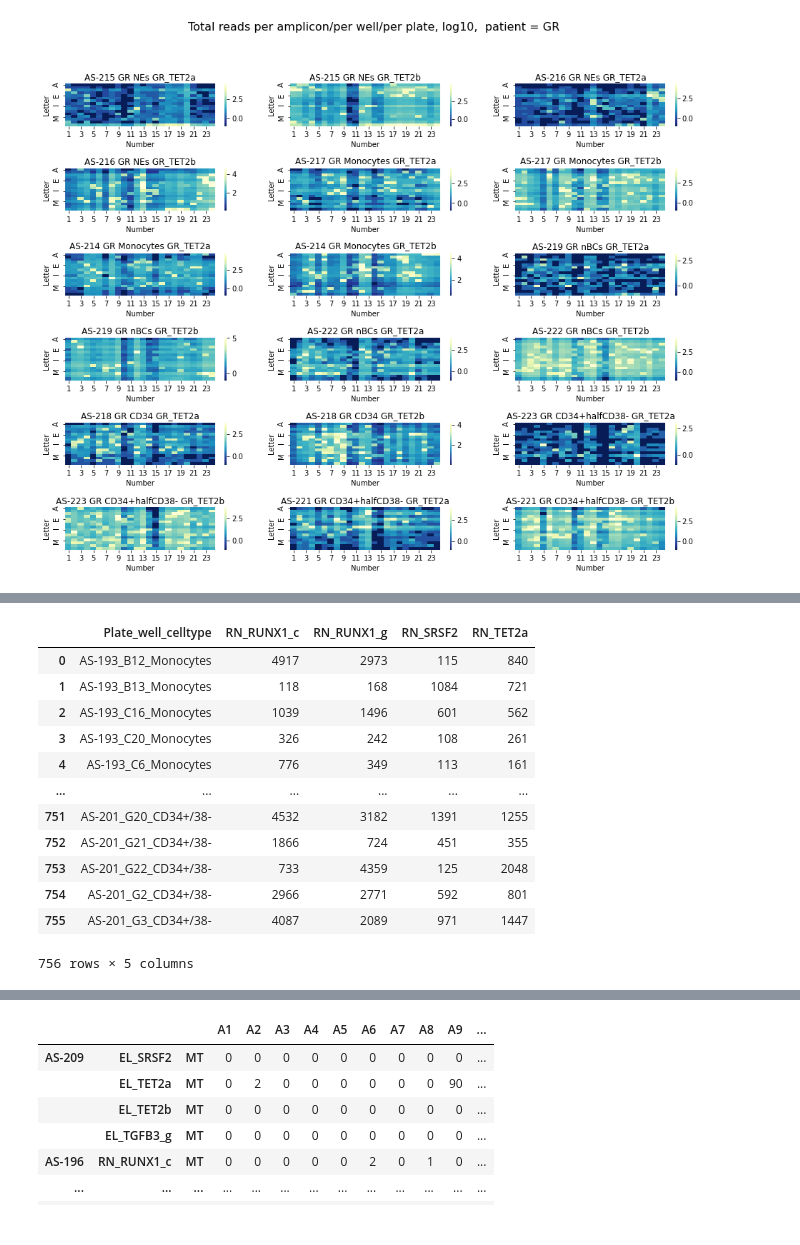
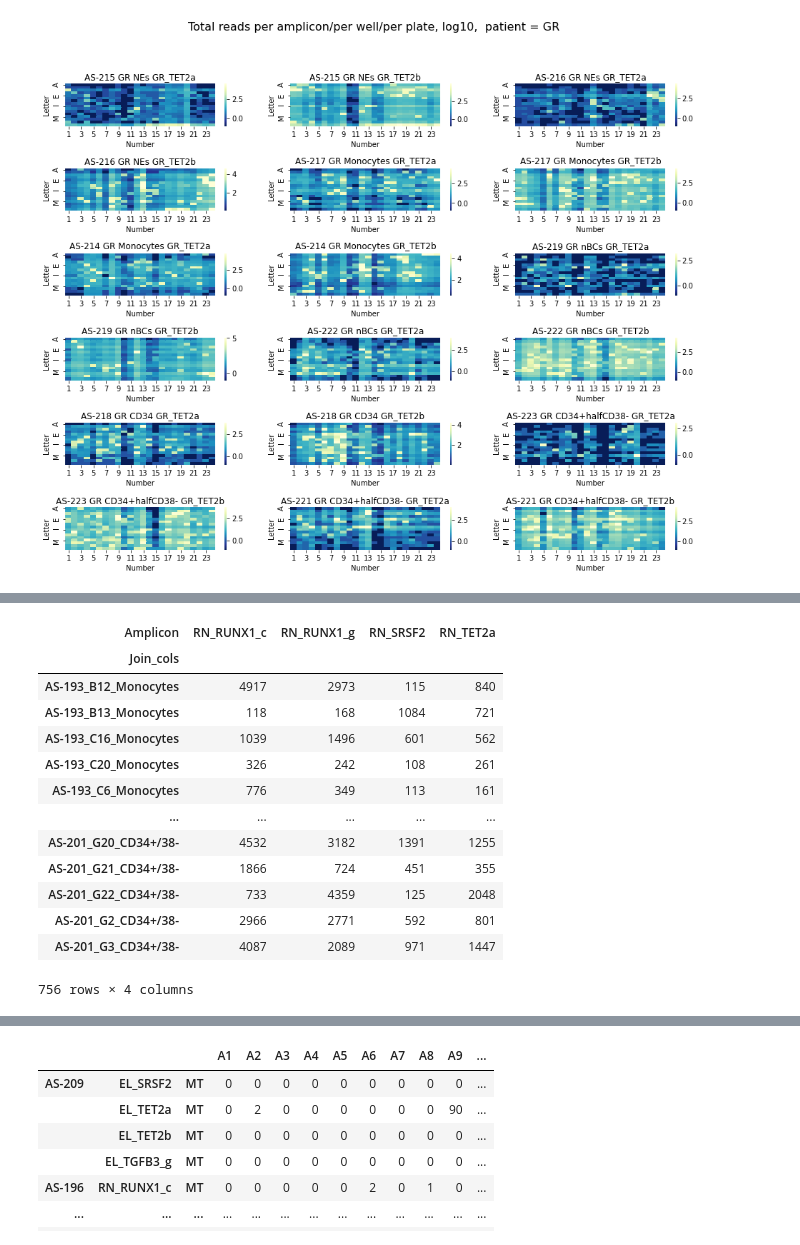
Before and after one commit to AnnatinaSchnegg/AS_amplicons, a Jupyter notebook: Code/Reads per amplicon per plate.ipynb, the cells around one changed output, grey strips where cells are left out. Cells and saved outputs as stored; diff of their text form; code cells hidden in the pictures.

```diff
--- a/Code/Reads per amplicon per plate.ipynb
+++ b/Code/Reads per amplicon per plate.ipynb
@@ -221,5 +221,5 @@ Which patient to plot - EL, RN, GR? GR
 # %%
-#From Fabio - how many cells for each cell type in RN have all 5 amplicons with > 100 reads
+#From Fabio - how many cells for each cell type in RN have all good amplicons with > 100 reads
 #Just extract for RN at this stage, start with all amplicons (eventually just want to look at those that worked)
 #Modify code above to put all data into a single df
 
@@ -235,7 +235,7 @@ rows = [] #create empty list for dataframe row in each iteration -  this time wi
 
 #Extract the amplicon count data just for that patient
 #Make lists of amplicons we are proceeding with
-amplicons_RN = ['RN_RUNX1_c', 'RN_RUNX1_g', 'RN_SRSF2', 'RN_TET2a']
+amplicons_RN = ['RN_RUNX1_c', 'RN_RUNX1_g', 'RN_SRSF2', 'RN_TET2a'] #these are the good amplicons
 
 #amp_counts = {}  #empty dictionary to hold output
 #amps = []  #create empty list for amplicon lengths
@@ -273,44 +273,48 @@ cols = amp_counts_RN['Amplicon'].drop_duplicates().to_list()
 #Simple solution is to join plate_well_cell into a single column, but this feels clunky.
 #Try something better first - failed this, need to understand stack, unstack, pivot better
 
 amp_counts_RN['Join_cols'] = amp_counts_RN['Plate'] + '_' + amp_counts_RN['Well'] + '_' + amp_counts_RN['Cell_type']
 amp_counts_RN = amp_counts_RN.drop(columns = ['Plate', 'Well', 'Cell_type'])
 amp_counts_RN = amp_counts_RN[['Join_cols', 'Amplicon', 'Count']]
 amp_counts_RN = amp_counts_RN.pivot(index = 'Join_cols', columns = 'Amplicon', values = 'Count')
 
 #Now pull out only the rows with at least 100 reads
 #Iterate over rows
 
 read_filter = []
 
 #The following works but it's awful code
 
 for idx, row in amp_counts_RN.iterrows():
     if (row['RN_RUNX1_c'] > 99) & (row['RN_RUNX1_g'] > 99) & (row['RN_SRSF2'] > 99) & (row['RN_TET2a'] > 99): #if there are at least 100 reads keep going
         c = [idx, row['RN_RUNX1_c'], row['RN_RUNX1_g'], row['RN_SRSF2'], row['RN_TET2a']]
         read_filter.append(c)
 
     else:
         continue
 
 #Put everything back into a dataframe and split the ID column again
 
-read_filter_RN = pd.DataFrame(read_filter, columns = ['Plate_well_celltype','RN_RUNX1_c', 'RN_RUNX1_g', 'RN_SRSF2', 'RN_TET2a'])
+#read_filter_RN = pd.DataFrame(read_filter, columns = ['Plate_well_celltype','RN_RUNX1_c', 'RN_RUNX1_g', 'RN_SRSF2', 'RN_TET2a'])
 
+#Fabio's much better solution
 
+read_filter_RN = amp_counts_RN.loc[(amp_counts_RN >= 100).all(axis=1)]
 
+read_filter_RN.to_csv('../Results/Amp_counts/RN_amp_counts_over_99_all_amps.tsv',  sep = '\t')
 read_filter_RN
 # %% [output]
-|  | Plate_well_celltype | RN_RUNX1_c | RN_RUNX1_g | RN_SRSF2 | RN_TET2a |
-| 0 | AS-193_B12_Monocytes | 4917 | 2973 | 115 | 840 |
-| 1 | AS-193_B13_Monocytes | 118 | 168 | 1084 | 721 |
-| 2 | AS-193_C16_Monocytes | 1039 | 1496 | 601 | 562 |
-| 3 | AS-193_C20_Monocytes | 326 | 242 | 108 | 261 |
-| 4 | AS-193_C6_Monocytes | 776 | 349 | 113 | 161 |
-| ... | ... | ... | ... | ... | ... |
-| 751 | AS-201_G20_CD34+/38- | 4532 | 3182 | 1391 | 1255 |
-| 752 | AS-201_G21_CD34+/38- | 1866 | 724 | 451 | 355 |
-| 753 | AS-201_G22_CD34+/38- | 733 | 4359 | 125 | 2048 |
-| 754 | AS-201_G2_CD34+/38- | 2966 | 2771 | 592 | 801 |
-| 755 | AS-201_G3_CD34+/38- | 4087 | 2089 | 971 | 1447 |
+| Amplicon | RN_RUNX1_c | RN_RUNX1_g | RN_SRSF2 | RN_TET2a |
+| Join_cols |  |  |  |  |
+| AS-193_B12_Monocytes | 4917 | 2973 | 115 | 840 |
+| AS-193_B13_Monocytes | 118 | 168 | 1084 | 721 |
+| AS-193_C16_Monocytes | 1039 | 1496 | 601 | 562 |
+| AS-193_C20_Monocytes | 326 | 242 | 108 | 261 |
+| AS-193_C6_Monocytes | 776 | 349 | 113 | 161 |
+| ... | ... | ... | ... | ... |
+| AS-201_G20_CD34+/38- | 4532 | 3182 | 1391 | 1255 |
+| AS-201_G21_CD34+/38- | 1866 | 724 | 451 | 355 |
+| AS-201_G22_CD34+/38- | 733 | 4359 | 125 | 2048 |
+| AS-201_G2_CD34+/38- | 2966 | 2771 | 592 | 801 |
+| AS-201_G3_CD34+/38- | 4087 | 2089 | 971 | 1447 |
-756 rows × 5 columns
+756 rows × 4 columns
```
Also changed, not shown: parts of 7 cells of this notebook, 9 other files.
